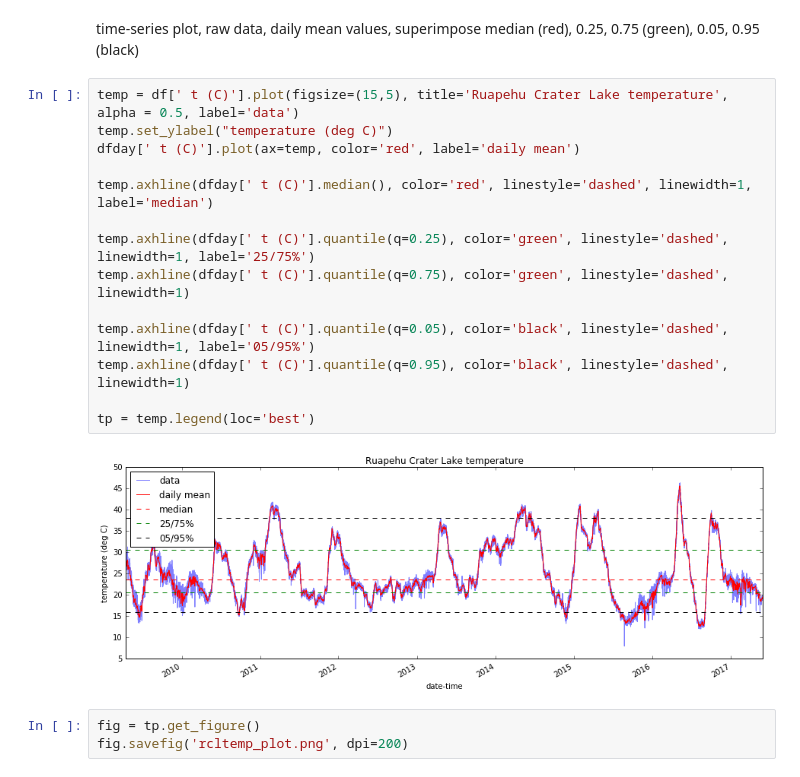
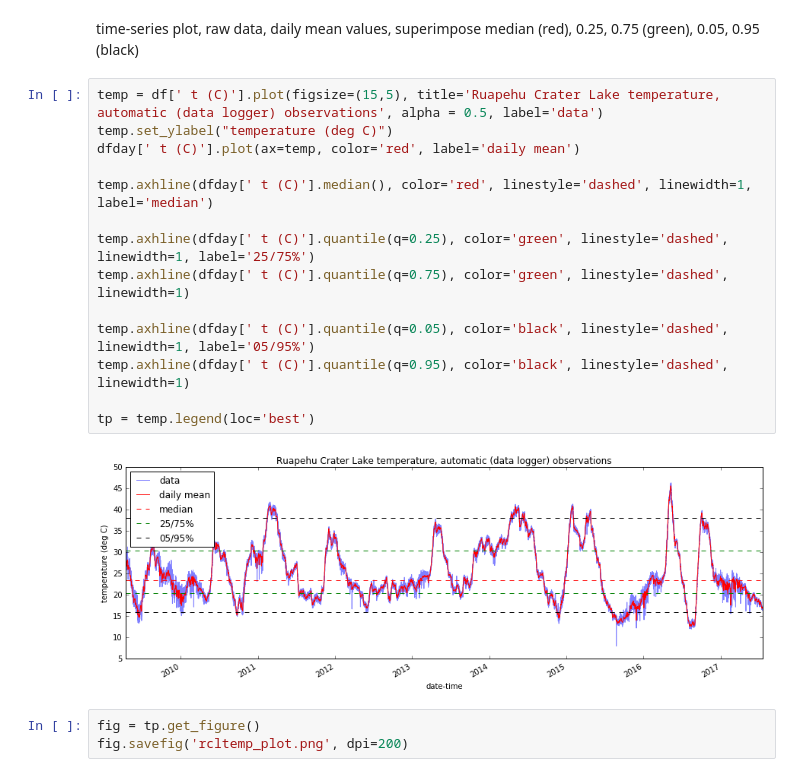
Before and after one commit to rumachan/iPythonNotebooks, a Jupyter notebook: rcl_temp.ipynb, the cells around one changed output. Cells and saved outputs as stored; diff of their text form.

Commit message:
Add manual observations and auto/manual comparison

```diff
--- a/rcl_temp.ipynb
+++ b/rcl_temp.ipynb
@@ -50,21 +45,21 @@ Name:  t (C), dtype: float64
 # %% [markdown]
 time-series plot, raw data, daily mean values, superimpose median (red), 0.25, 0.75 (green), 0.05, 0.95 (black)
 # %%
-temp = df[' t (C)'].plot(figsize=(15,5), title='Ruapehu Crater Lake temperature', alpha = 0.5, label='data')
+temp = df[' t (C)'].plot(figsize=(15,5), title='Ruapehu Crater Lake temperature, automatic (data logger) observations', alpha = 0.5, label='data')
 temp.set_ylabel("temperature (deg C)")
 dfday[' t (C)'].plot(ax=temp, color='red', label='daily mean')
 
 temp.axhline(dfday[' t (C)'].median(), color='red', linestyle='dashed', linewidth=1, label='median')
 
 temp.axhline(dfday[' t (C)'].quantile(q=0.25), color='green', linestyle='dashed', linewidth=1, label='25/75%')
 temp.axhline(dfday[' t (C)'].quantile(q=0.75), color='green', linestyle='dashed', linewidth=1)
 
 temp.axhline(dfday[' t (C)'].quantile(q=0.05), color='black', linestyle='dashed', linewidth=1, label='05/95%')
 temp.axhline(dfday[' t (C)'].quantile(q=0.95), color='black', linestyle='dashed', linewidth=1)
 
 tp = temp.legend(loc='best')
 # %% [output]
-[figure, old version]
+[figure, new version]
 # %%
 fig = tp.get_figure()
 fig.savefig('rcltemp_plot.png', dpi=200)
```
Also changed, not shown: parts of 28 cells of this notebook.
